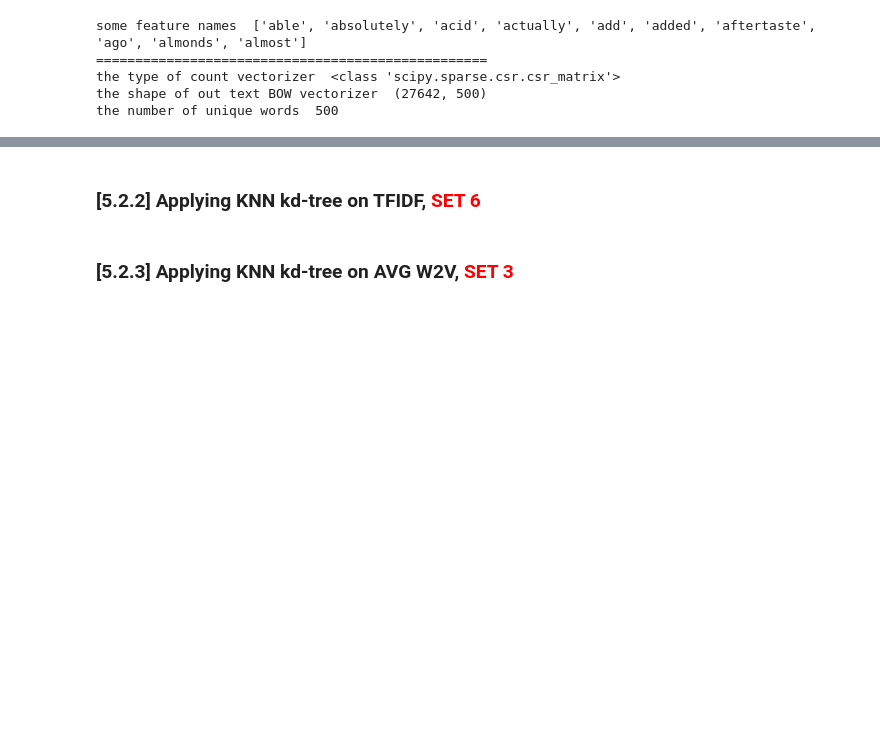
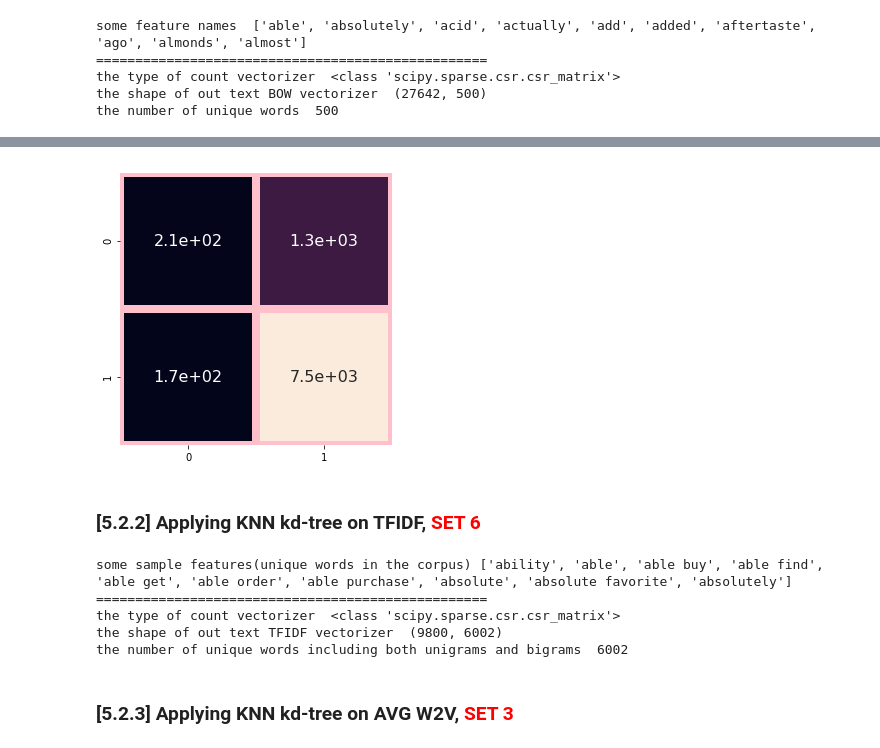
Before and after one commit to as3eem/AmazonFoodReview, a Jupyter notebook: 03 Amazon Fine Food Reviews Analysis_KNN.ipynb, the cells around one changed output, grey strips where cells are left out. Saved outputs shown, nothing was run; the diff lists cells and outputs as text; code cells hidden in the pictures; blank space fills up the shorter version.

Commit message:
knn kd-tree algo added for ifidf, word2vec-tfidf and avg-tfidf

```diff
--- a/03 Amazon Fine Food Reviews Analysis_KNN.ipynb
+++ b/03 Amazon Fine Food Reviews Analysis_KNN.ipynb
@@ -96,7 +96,7 @@ con = sqlite3.connect('database.sqlite')
 # filtered_data = pd.read_sql_query(""" SELECT * FROM Reviews WHERE Score != 3 LIMIT 500000""", con)
 # for tsne assignment you can take 5k data points
 
-filtered_data = pd.read_sql_query(""" SELECT * FROM Reviews WHERE Score != 3 LIMIT 50000""", con)
+filtered_data = pd.read_sql_query(""" SELECT * FROM Reviews WHERE Score != 3 LIMIT 100000""", con)
 
 # Give reviews with Score>3 a positive rating(1), and reviews with a score<3 a negative rating(0).
 def partition(x):
@@ -1324,2 +1330,26 @@ plt.show()
+# %%
+
+########## CONFUSION MATRIX ############
+# test_data_set
+y_true = y_test
+y_pred = y_pred
+
+from sklearn.metrics import confusion_matrix
+
+array = confusion_matrix(y_true, y_pred)
+
+df_cm = pd.DataFrame(array, index = [i for i in "01"],
+                  columns = [i for i in "01"])
+
+
+plt.figure(figsize = (5,5))
+sns.heatmap(df_cm, annot=True,annot_kws={"size": 16}, linewidths=6.3, linecolor='pink', cbar=False, square=True)
+plt.show()
+# print(len(final_counts_test))
+# print(len(y_test))
+# print(len(y_pred))
+# y_pred
+# %% [output]
+[figure, added]
 # %% [markdown]
 ### [5.2.2] Applying KNN kd-tree on TFIDF,<font color='red'> SET 6</font>
@@ -1327,0 +1356,33 @@ plt.show()
+# %%
+
+X=preprocessed_reviews
+y=np.array(final['Score'])
+
+X=X[:20000]
+y=y[:20000]
+#####  SPLIT  #######
+X_train_tf, X_test_tf, y_train_tf, y_test_tf = train_test_split(X, y, test_size=0.3, random_state=4)
+X_train_tf, X_cv_tf, y_train_tf, y_cv_tf = train_test_split(X_train_tf, y_train_tf, test_size=0.3, random_state=4)
+# print(len(X_train_tf),len(X_test_tf),len(y_train_tf),len(y_test_tf),len(y_cv_tf),len(X_cv_tf))
+
+tf_idf_vect = TfidfVectorizer(ngram_range=(1,2), min_df=10)
+final_tf_idf_train = tf_idf_vect.fit_transform(X_train_tf)
+print("some sample features(unique words in the corpus)",tf_idf_vect.get_feature_names()[0:10])
+print('='*50)
+
+
+final_tf_idf_cv = tf_idf_vect.transform(X_cv_tf)
+final_tf_idf_test = tf_idf_vect.transform(X_test_tf)
+print("the type of count vectorizer ",type(final_tf_idf_train))
+print("the shape of out text TFIDF vectorizer ",final_tf_idf_train.get_shape())
+print("the number of unique words including both unigrams and bigrams ", final_tf_idf_train.get_shape()[1])
+
+final_tf_idf_train =final_tf_idf_train.toarray()
+final_tf_idf_test =final_tf_idf_test.toarray()
+final_tf_idf_cv =final_tf_idf_cv.toarray()
+# %% [output]
+some sample features(unique words in the corpus) ['ability', 'able', 'able buy', 'able find', 'able get', 'able order', 'able purchase', 'absolute', 'absolute favorite', 'absolutely']
+==================================================
+the type of count vectorizer  <class 'scipy.sparse.csr.csr_matrix'>
+the shape of out text TFIDF vectorizer  (9800, 6002)
+the number of unique words including both unigrams and bigrams  6002
```
Also changed, not shown: parts of 23 cells of this notebook.
